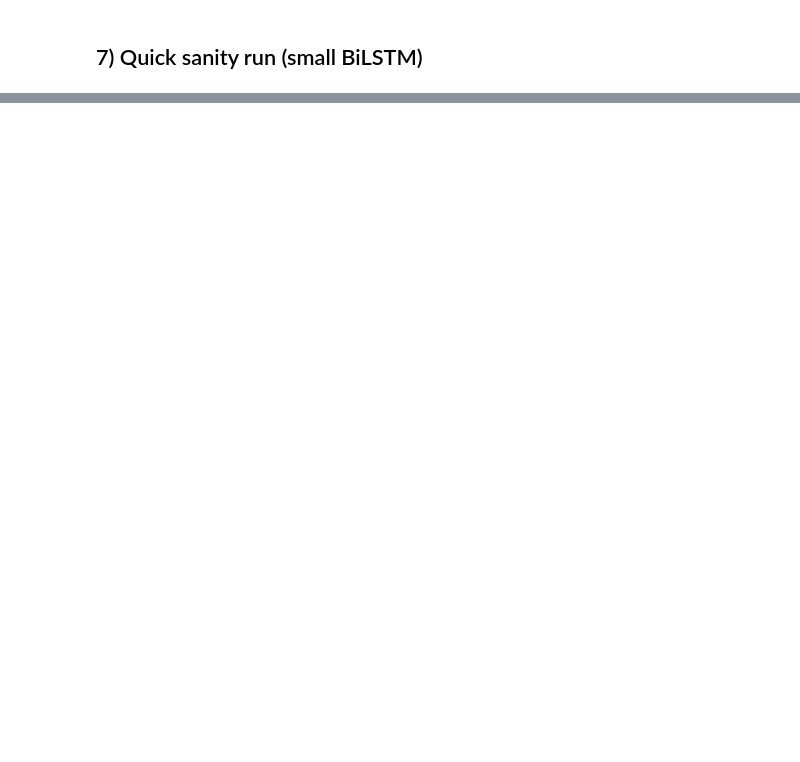
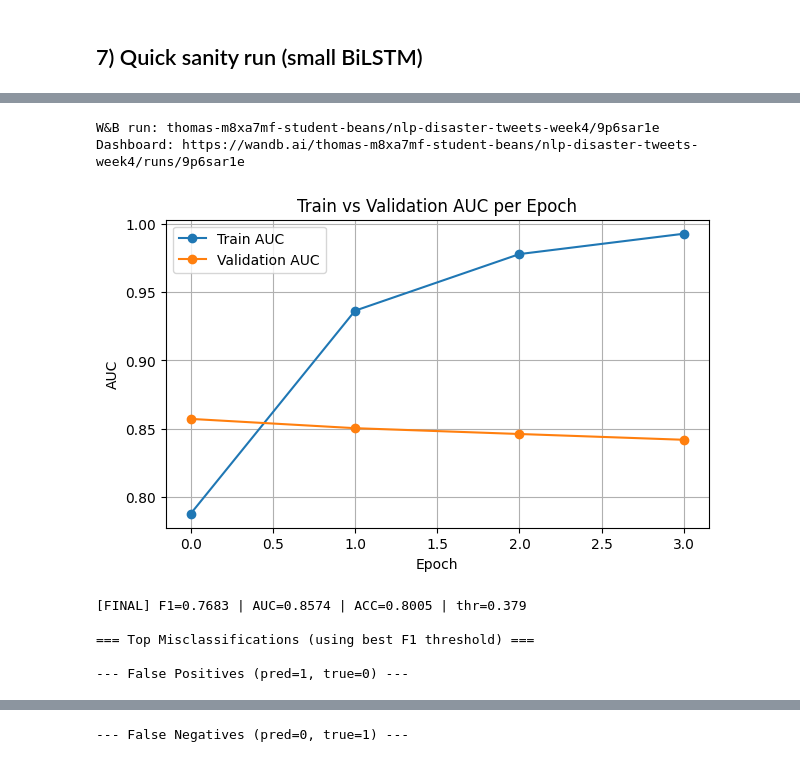
Before and after one commit to tgrytnes/NLP-disaster-tweets, a Jupyter notebook: Disaster_Tweets_Week4_BiLSTM_Report.ipynb, the cells around one changed output, grey strips where cells are left out. Saved outputs shown, nothing was run; the diff lists cells and outputs as text; code cells hidden in the pictures; blank space fills up the shorter version.

```diff
--- a/Disaster_Tweets_Week4_BiLSTM_Report.ipynb
+++ b/Disaster_Tweets_Week4_BiLSTM_Report.ipynb
@@ -235,0 +336,20 @@ Text length
+# %%
+# 1) Identify conflicting-label duplicates
+conflicting_texts = (
+    train_df.groupby("text")["target"]
+    .nunique()
+    .reset_index()
+    .query("target > 1")["text"]
+)
+print(f"Conflicting label tweets to remove: {len(conflicting_texts)} unique texts")
+
+# Remove all occurrences of conflicting texts
+train_df = train_df[~train_df["text"].isin(conflicting_texts)].copy()
+
+# 2) Drop exact duplicates (same text, same target, keyword, location)
+before = len(train_df)
+train_df = train_df.drop_duplicates(subset=["text", "target", "keyword", "location"])
+after = len(train_df)
+
+print(f"Removed {before - after} exact duplicate rows with same label")
+print(f"Remaining training rows: {len(train_df)}")
@@ -429,3 +714,21 @@ Sanity run — AUC: 0.8680394567655589 ACC: 0.8003502626970228
 Section summary — Sanity run:
 - Verified end‑to‑end flow on small BiLSTM.
 - Proceed to staged HPO.
+# %%
+log_and_plot_wandb_with_errors(
+    model,
+    Xva,
+    y_val,
+    val_df,
+    metrics=metrics0,
+    plot_f1=True
+)
+# %% [output]
+W&B run: thomas-m8xa7mf-student-beans/nlp-disaster-tweets-week4/9p6sar1e
+Dashboard: https://wandb.ai/thomas-m8xa7mf-student-beans/nlp-disaster-tweets-week4/runs/9p6sar1e
+[figure, added]
+[FINAL] F1=0.7683 | AUC=0.8574 | ACC=0.8005 | thr=0.379
+
+=== Top Misclassifications (using best F1 threshold) ===
+
+--- False Positives (pred=1, true=0) ---
@@ -431,0 +746 @@ Section summary — Sanity run:
+--- False Negatives (pred=0, true=1) ---
```
Also changed, not shown: parts of 40 cells of this notebook.
